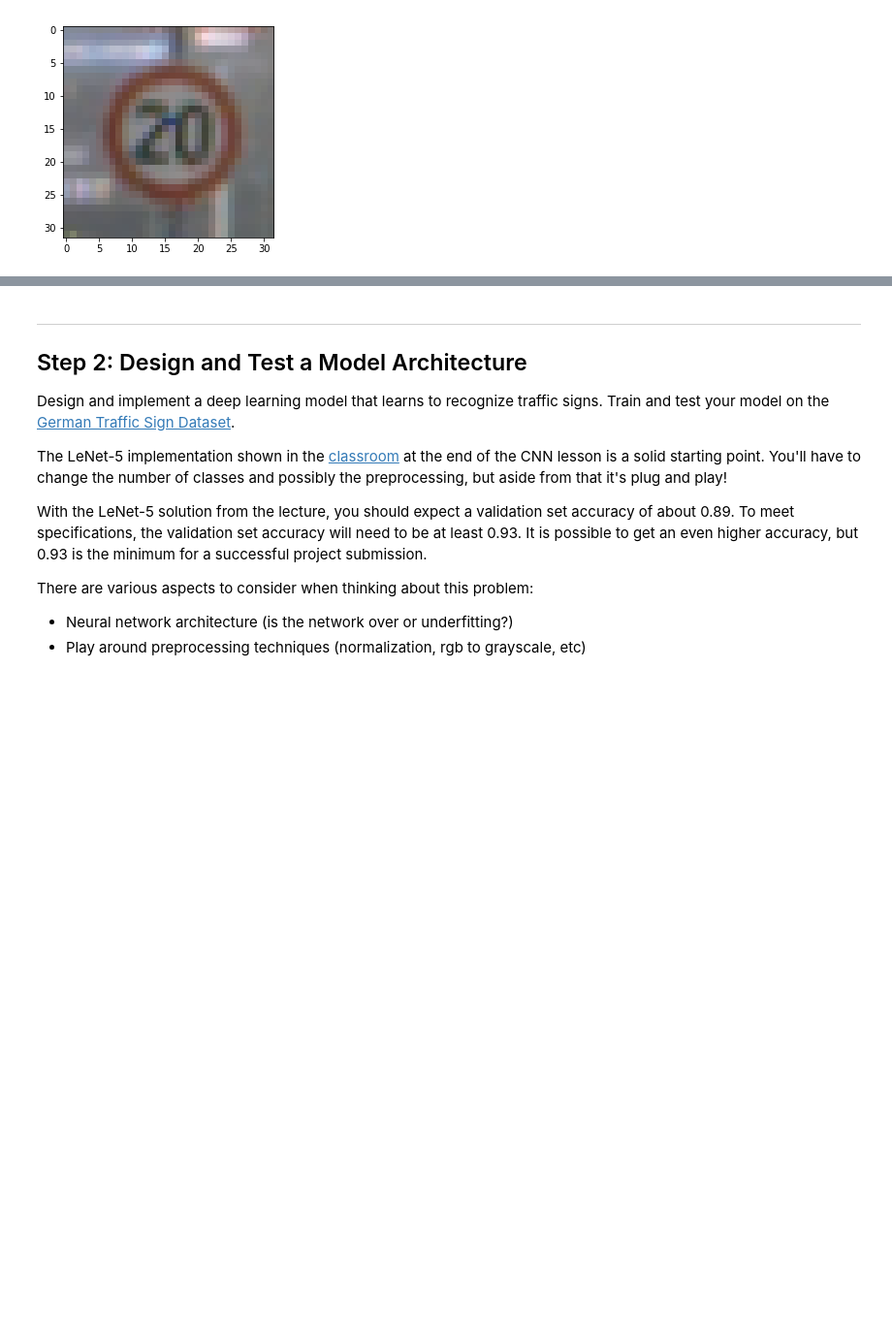
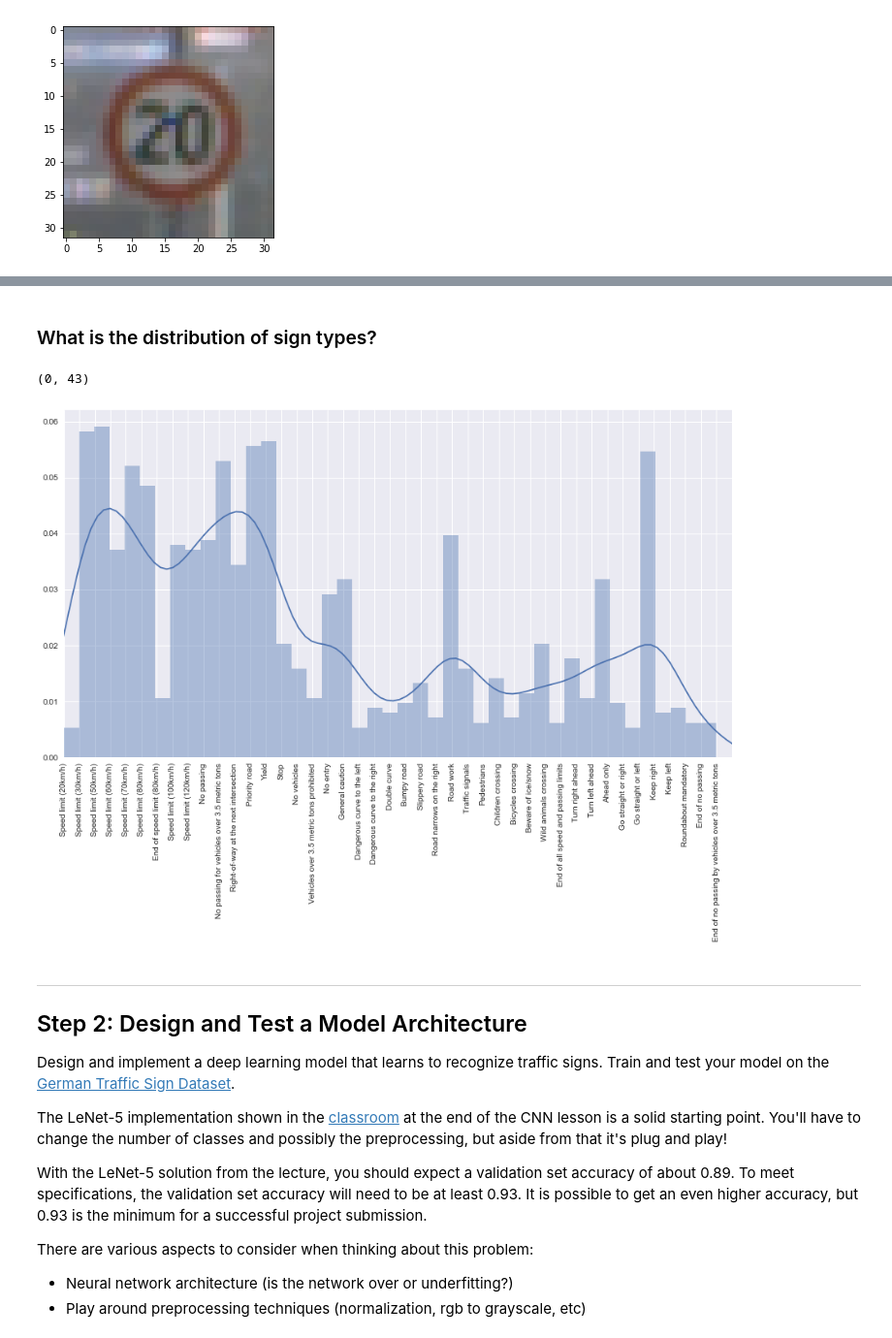
Before and after one commit to chaoweiwu/CarND-Traffic-Sign-Classifier-Project, a Jupyter notebook: Traffic_Sign_Classifier.ipynb, the cells around one changed output, grey strips where cells are left out. Shown: that part at 97% size. Saved outputs shown, nothing was run; the diff lists cells and outputs as text; code cells hidden in the pictures; blank space fills up the shorter version.

```diff
--- a/Traffic_Sign_Classifier.ipynb
+++ b/Traffic_Sign_Classifier.ipynb
@@ -132,3 +129,16 @@ pd.Series(train["labels"]).hist()
+# %% [markdown]
+### What is the distribution of sign types?
+# %%
+import seaborn as sns
+labels = pd.Series(train["labels"])
+sign_names = pd.read_csv('signnames.csv')["SignName"].tolist()
+sns.set(rc={"figure.figsize": (15, 8)})
+sns.distplot(labels, bins=43)
+plt.xticks(range(43), sign_names, rotation='vertical')
+plt.xlim((0,43))
+# %% [output]
+(0, 43)
+[figure, added]
 # %% [markdown]
 ----
 
```
Also changed, not shown: parts of 36 cells of this notebook, 13 other files.
